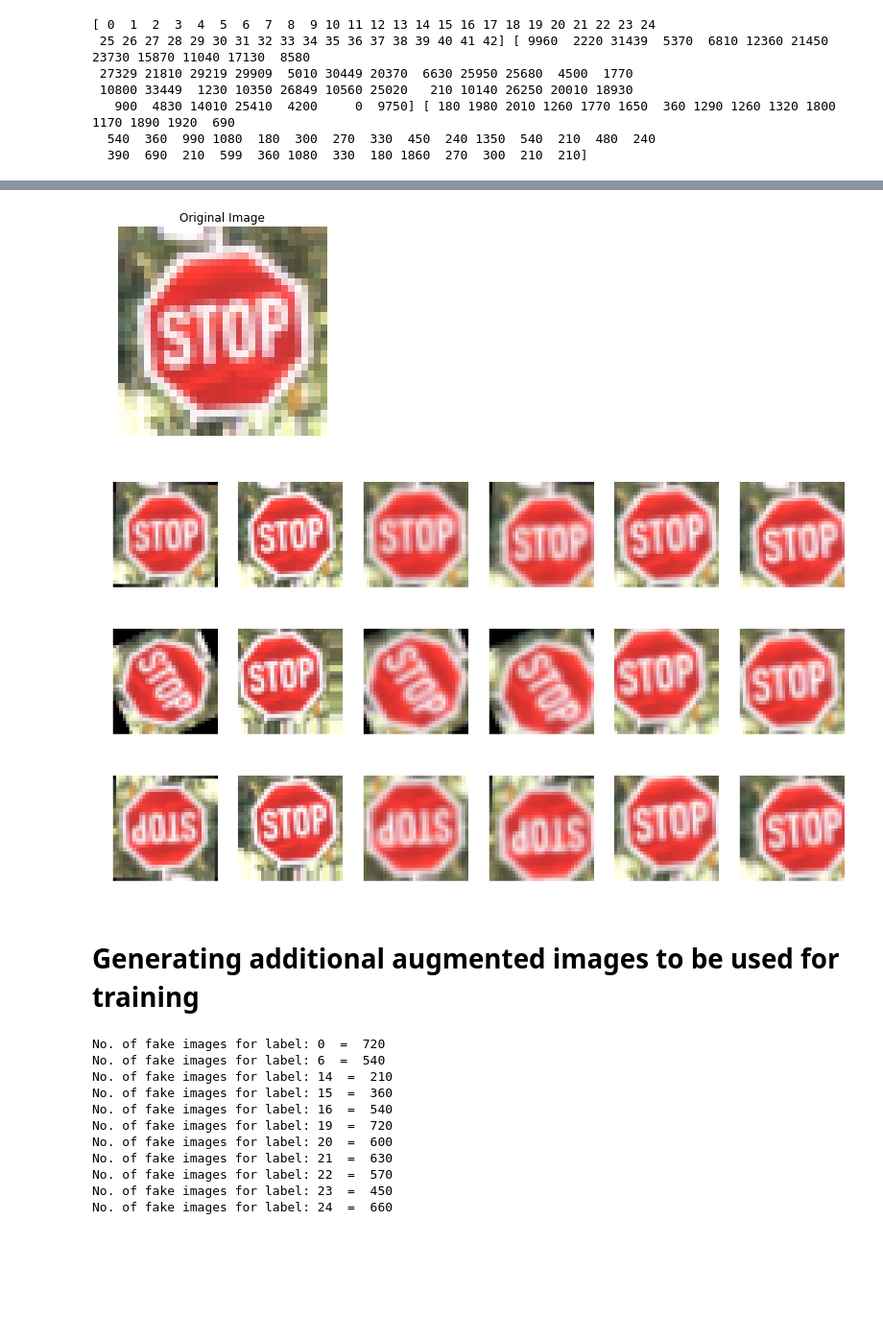
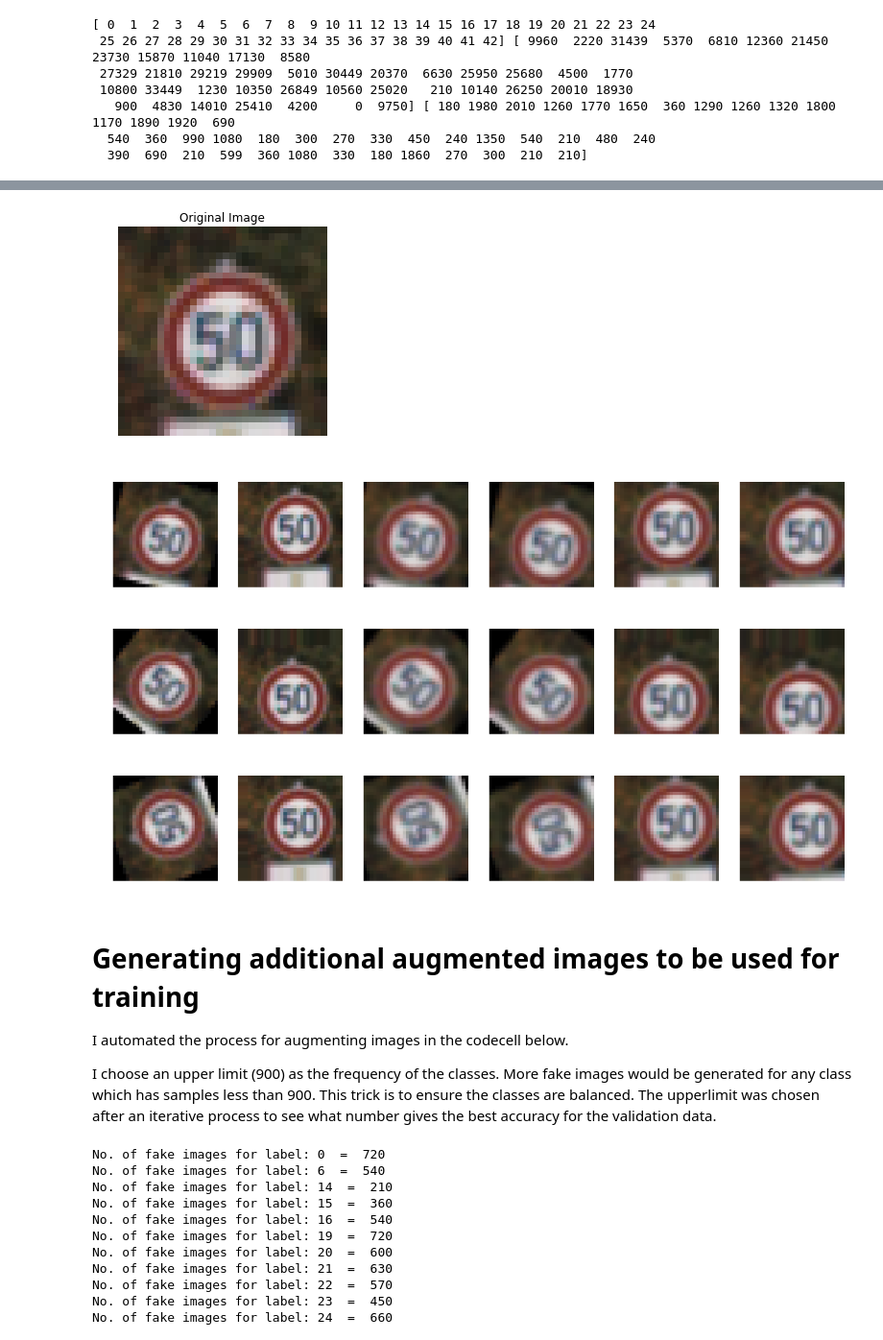
Before and after one commit to aakashkardam/Traffic_Sign_Classifier_Udacity_Project_3, a Jupyter notebook: Traffic_Sign_Classifier.ipynb, the cells around one changed output, grey strips where cells are left out. Shown: that part at 96% size. Cells and saved outputs as stored; diff of their text form; code cells hidden in the pictures; blank space fills up the shorter version.

```diff
--- a/Traffic_Sign_Classifier.ipynb
+++ b/Traffic_Sign_Classifier.ipynb
@@ -146,46 +154,50 @@ import tensorflow as tf
 import cv2
 
 for i in range(1):
-    rand_img_index = 29424#random.randint(0,n_train)
+    rand_img_index = 31635#29424#random.randint(0,n_train)
     plt.figure()
     plt.imshow(X_train[rand_img_index])
     plt.axis('off')
     plt.title('Original Image')
     aug_images=[None]*6
     temp_crop_1 = []
     temp_crop_2 = []
     temp_crop_3 = []
     temp_crop_4 = []
     for j in range(3):
         aug_images[0] = rotate_randomly(X_train[rand_img_index])
         aug_images[1] = translate(X_train[rand_img_index],offset=(random.uniform(-5,5),random.uniform(-5,5)))#add_noise_randomly
         temp_crop_1 = aug_images[0][2:30,2:30]
         aug_images[2] = cv2.resize(temp_crop_1,(32,32))
         temp_crop_2= aug_images[0][0:28,0:28]
         aug_images[3] = cv2.resize(temp_crop_2,(32,32))
         temp_crop_3 = aug_images[1][2:30,2:30]
         aug_images[4] = cv2.resize(temp_crop_3,(32,32))
         temp_crop_4= aug_images[1][0:28,0:28]
         aug_images[5] = cv2.resize(temp_crop_4,(32,32))
         #aug_images[6] = flip_upside_down(aug_images[1])
         #aug_images[6] = translate(flip_left_2_right(X_train[rand_img_index]),offset=(random.uniform(-5,5),random.uniform(-5,5)))
         #aug_images[9] = translate(X_train[rand_img_index],offset=(random.uniform(-5,5),random.uniform(-5,5)))
 
         grid = gridspec.GridSpec(1,6)
         #print(grid)
         plt.figure(figsize=(17,10))
         for i in range(6):
             ax = plt.subplot(grid[i])
             ax.imshow(aug_images[i])
             ax.axis('off')
             #print(aug_images[i].shape)
 # %% [output]
-[figure, old version]
+[figure, new version]
-[figure, old version]
+[figure, new version]
-[figure, old version]
+[figure, new version]
-[figure, old version]
+[figure, new version]
-# %% [markdown]
-# Generating additional augmented images to be used for training
+# %% [markdown]
+# Generating additional augmented images to be used for training
+
+I automated the process for augmenting images in the codecell below.
+
+I choose an upper limit (900) as the frequency of the classes. More fake images would be generated for any class which has samples less than 900. This trick is to ensure the classes are balanced. The upperlimit was chosen after an iterative process to see what number gives the best accuracy for the validation data.
 # %%
 X_additional_train = []
 y_additional_train = []
```
Also changed, not shown: parts of 19 cells of this notebook.
